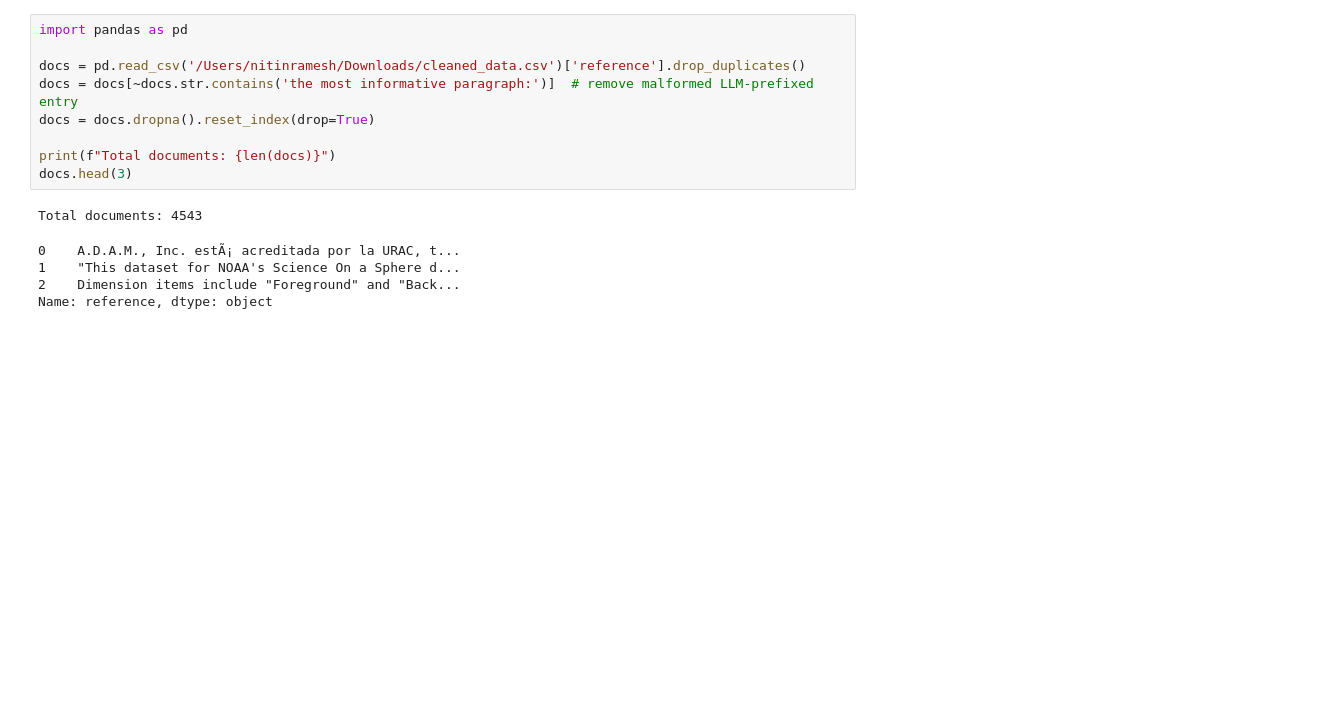
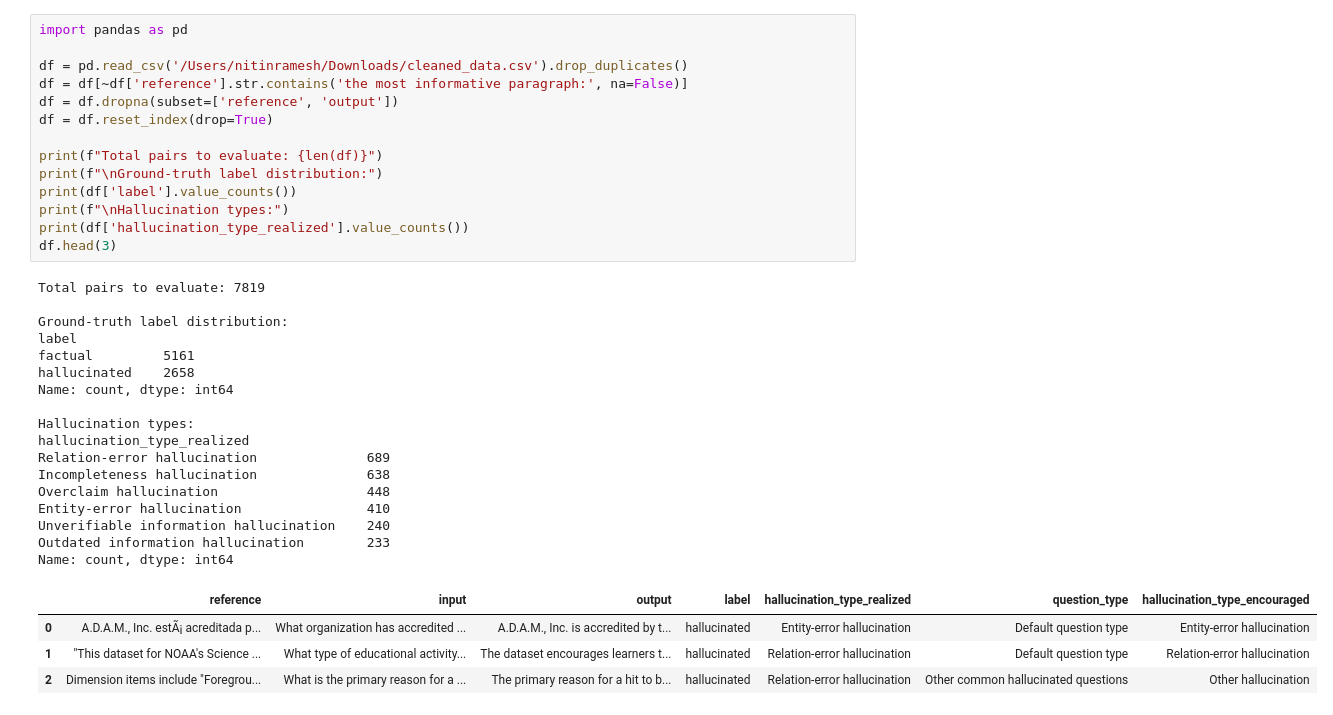
Before and after one commit to csdulay-dotcom/AI-Hallucinations-Detection, a Jupyter notebook: Models/NLI_topic_modeling.ipynb, the cells around one changed output. Drawn from its saved outputs; the diff is of its cells as text; blank space fills up the shorter version.

```diff
--- a/Models/NLI_topic_modeling.ipynb
+++ b/Models/NLI_topic_modeling.ipynb
@@ -1,16 +1,37 @@
 # %%
 import pandas as pd
 
-docs = pd.read_csv('/Users/nitinramesh/Downloads/cleaned_data.csv')['reference'].drop_duplicates()
-docs = docs[~docs.str.contains('the most informative paragraph:')]  # remove malformed LLM-prefixed entry
-docs = docs.dropna().reset_index(drop=True)
+df = pd.read_csv('/Users/nitinramesh/Downloads/cleaned_data.csv').drop_duplicates()
+df = df[~df['reference'].str.contains('the most informative paragraph:', na=False)]
+df = df.dropna(subset=['reference', 'output'])
+df = df.reset_index(drop=True)
 
-print(f"Total documents: {len(docs)}")
-docs.head(3)
+print(f"Total pairs to evaluate: {len(df)}")
+print(f"\nGround-truth label distribution:")
+print(df['label'].value_counts())
+print(f"\nHallucination types:")
+print(df['hallucination_type_realized'].value_counts())
+df.head(3)
 # %% [output]
-Total documents: 4543
+Total pairs to evaluate: 7819
+
+Ground-truth label distribution:
+label
+factual         5161
+hallucinated    2658
+Name: count, dtype: int64
+
+Hallucination types:
+hallucination_type_realized
+Relation-error hallucination              689
+Incompleteness hallucination              638
+Overclaim hallucination                   448
+Entity-error hallucination                410
+Unverifiable information hallucination    240
+Outdated information hallucination        233
+Name: count, dtype: int64
-0    A.D.A.M., Inc. estÃ¡ acreditada por la URAC, t...
-1    "This dataset for NOAA's Science On a Sphere d...
-2    Dimension items include "Foreground" and "Back...
-Name: reference, dtype: object
+|  | reference | input | output | label | hallucination_type_realized | question_type | hallucination_type_encouraged |
+| 0 | A.D.A.M., Inc. estÃ¡ acreditada p... | What organization has accredited ... | A.D.A.M., Inc. is accredited by t... | hallucinated | Entity-error hallucination | Default question type | Entity-error hallucination |
+| 1 | "This dataset for NOAA's Science ... | What type of educational activity... | The dataset encourages learners t... | hallucinated | Relation-error hallucination | Default question type | Relation-error hallucination |
+| 2 | Dimension items include "Foregrou... | What is the primary reason for a ... | The primary reason for a hit to b... | hallucinated | Relation-error hallucination | Other common hallucinated questions | Other hallucination |
 # %%
```
Also changed, not shown: parts of 9 cells of this notebook.
